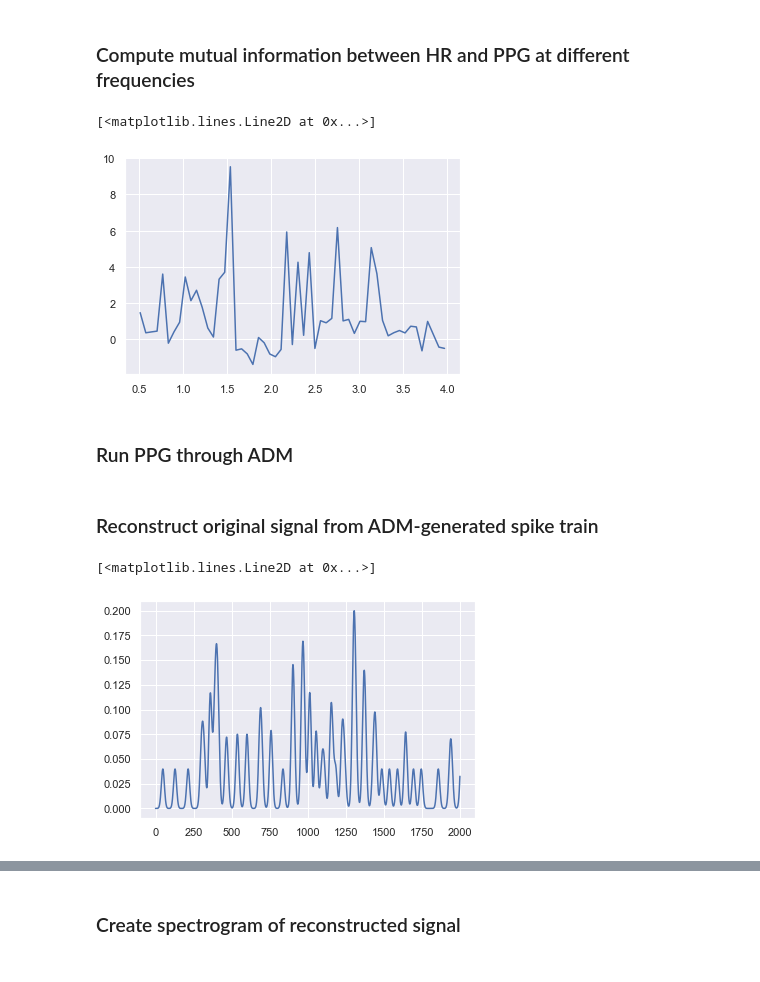
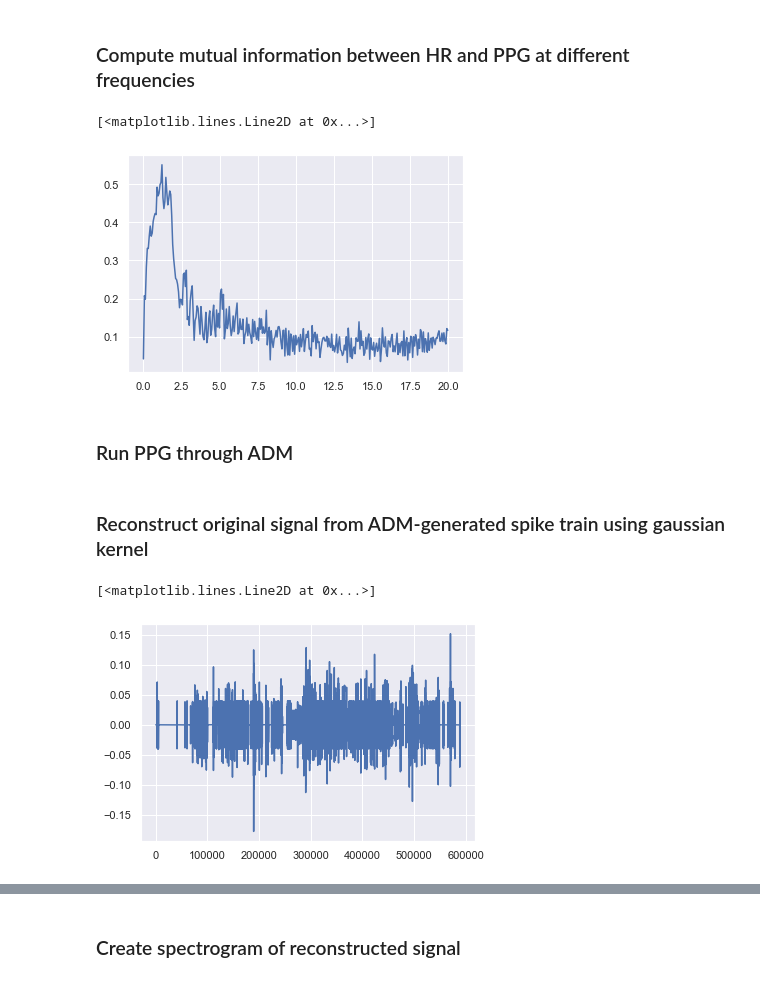
Before and after one commit to pennfranc/adm-ppg-analysis, a Jupyter notebook: mutual information analysis.ipynb, the cells around one changed output, grey strips where cells are left out. Drawn from its saved outputs; the diff is of its cells as text; code cells hidden in the pictures.

Commit message:
continued with mutual info analysis

```diff
--- a/mutual information analysis.ipynb
+++ b/mutual information analysis.ipynb
@@ -23,21 +21,16 @@ for i in range(1, N_SUBJECTS + 1):
 fs_ppg = 64
 nperseg_ppg = 1000
 noverlap = None
-fmin = 0.5 # Hz
-fmax = 4 # Hz
+fmin = 0 # Hz
+fmax = 20 # Hz
 
-ppg, acc, hr, activity, _= unpack_data(datasets[0])
+ppg, acc, hr, activity, _= unpack_data(dataset)
 
 hr_timestamps = np.arange(0, len(hr) * 2, 2)
 hr_interpolation = interpolate.interp1d(hr_timestamps, hr)
 
 ### create spectrogram
-f_ppg, t_ppg, Sxx_ppg = signal.spectrogram(ppg, fs_ppg, nperseg=nperseg_ppg, noverlap=noverlap)
-
-### keep only frequencies of interest
-freq_slice_ppg = np.where((f_ppg >= fmin) & (f_ppg <= fmax))
-f_ppg = f_ppg[freq_slice_ppg]
-Sxx_ppg = Sxx_ppg[freq_slice_ppg,:][0]
+f_ppg, t_ppg, Sxx_ppg = create_spectrogram(ppg, fs_ppg, nperseg_ppg, noverlap, fmin, fmax)
 
 # interpolate relevant heart rate measurements
 hr_at_ppg_timestamps = hr_interpolation(t_ppg)
@@ -96,32 +49,39 @@ def compute_mutual_information(Sxx, hr, num_hr_bins, num_power_bins):
 # %%
-mutual_information_ppg = compute_mutual_information(Sxx_ppg, hr_at_ppg_timestamps, 20, 10)
+mutual_information_ppg = compute_mutual_information(Sxx_ppg, hr_at_ppg_timestamps, 100, 6)
 plt.plot(f_ppg, mutual_information_ppg)
 # %% [output]
 [<matplotlib.lines.Line2D at 0x...>]
-[figure, old version]
+[figure, new version]
 # %% [markdown]
 ### Run PPG through ADM
 # %%
 up_spikes, down_spikes = ADM(
     ppg,
-    up_threshold=50,
-    down_threshold=50,
+    up_threshold=300,
+    down_threshold=300,
     sampling_rate=fs_ppg,
     refractory_period=0
 )
 # %% [markdown]
-### Reconstruct original signal from ADM-generated spike train
+### Reconstruct original signal from ADM-generated spike train using gaussian kernel
 # %%
-reconstructed_signal = np.zeros(len(ppg))
-up_spikes_sampling_rate_indices = (up_spikes * 64).astype(int)
-reconstructed_signal[up_spikes_sampling_rate_indices] = 1
-reconstructed_signal = gaussian_filter1d(reconstructed_signal, 10)
+def reconstruct_from_spikes(spikes, length, spike_value):
+    reconstructed_signal = np.zeros(length)
+    spikes_sampling_rate_indices = (spikes * 64).astype(int)
+    reconstructed_signal[spikes_sampling_rate_indices] = spike_value
+    reconstructed_signal = gaussian_filter1d(reconstructed_signal, 10)
+    return reconstructed_signal
+# %%
+reconstructed_signal = (
+    reconstruct_from_spikes(up_spikes, len(ppg), 1) +
+    reconstruct_from_spikes(down_spikes, len(ppg), -1)
+)
 # %%
-plot_segment_length = 2000
-plt.plot(reconstructed_signal[:plot_segment_length])
+plot_segment_length = 10000
+plt.plot(reconstructed_signal)
 # %% [output]
 [<matplotlib.lines.Line2D at 0x...>]
-[figure, old version]
+[figure, new version]
 # %%
 plt.plot(ppg[:plot_segment_length])
 # %% [output]
```
Also changed, not shown: parts of 11 cells of this notebook, 1 other file.
